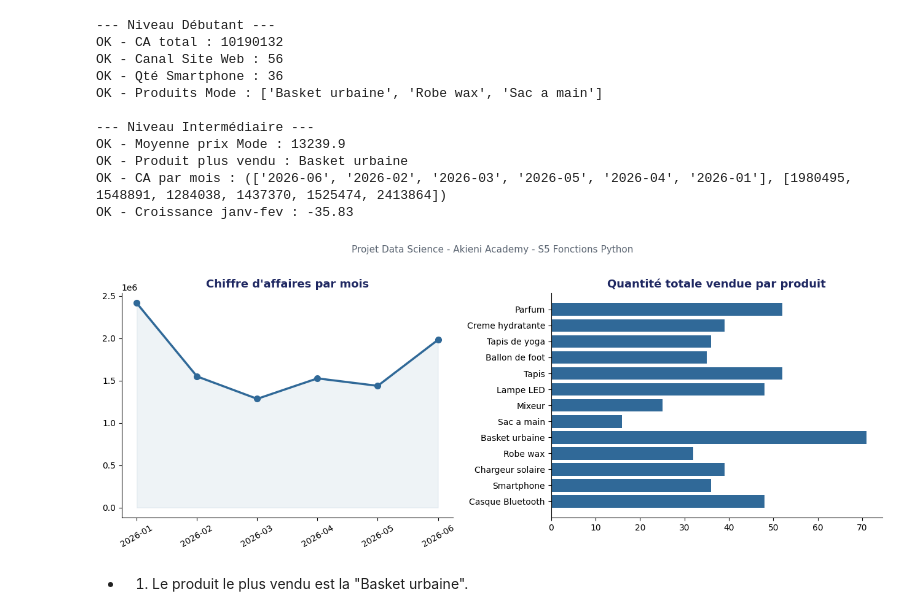
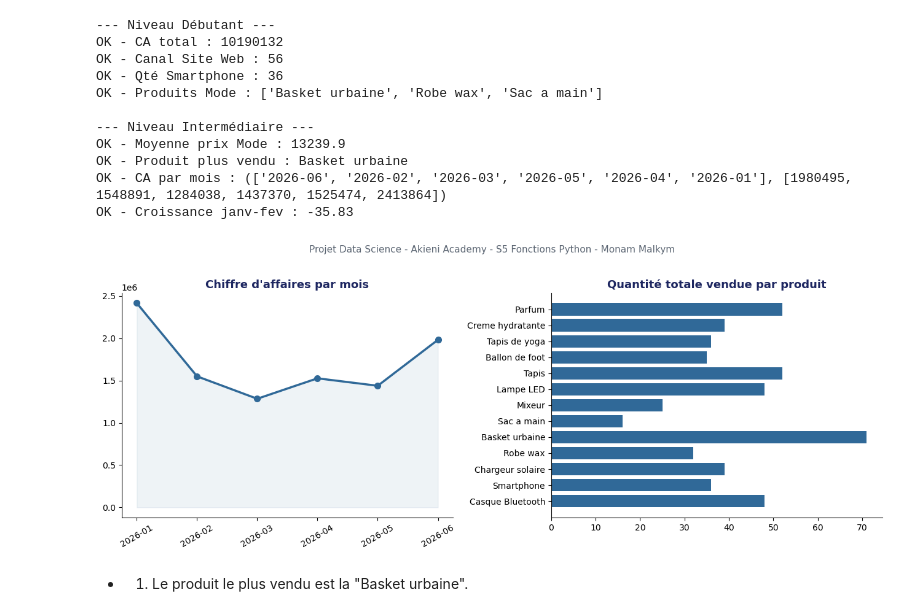
Before and after one commit to Malkym/akieni-projet-sante, a Jupyter notebook: s_5/monam_malkym_S5_analyse_ventes.ipynb, the cells around one changed output. Cells and saved outputs as stored; diff of their text form; code cells hidden in the pictures.

```diff
--- a/s_5/monam_malkym_S5_analyse_ventes.ipynb
+++ b/s_5/monam_malkym_S5_analyse_ventes.ipynb
@@ -271,35 +271,35 @@ try:
     ax.set_title("Chiffre d'affaires par mois", fontsize=13, fontweight="bold", color=NAVY)
     ax.tick_params(axis="x", rotation=30)
     for spine in ["top", "right"]:
         ax.spines[spine].set_visible(False)
 except Exception:
     ax.text(0.5, 0.5, "Terminez chiffre_affaires_par_mois()\npour débloquer ce graphique",
             ha="center", va="center", fontsize=12, color=NAVY, transform=ax.transAxes)
     ax.set_xticks([]); ax.set_yticks([])
 
 # Graphique 2 : Quantité par produit
 ax = axes[1]
 try:
     totaux_catalogue = [quantite_totale_produit(produits, quantites, nom)
                         for nom in noms_produits_catalogue]
     if sum(totaux_catalogue) == 0:
         raise ValueError("aucune quantité calculée")
     ax.barh(noms_produits_catalogue, totaux_catalogue, color=BLUE)
     ax.set_title("Quantité totale vendue par produit", fontsize=13, fontweight="bold", color=NAVY)
     for spine in ["top", "right"]:
         ax.spines[spine].set_visible(False)
 except Exception:
     ax.text(0.5, 0.5, "Terminez quantite_totale_produit()\npour débloquer ce graphique",
             ha="center", va="center", fontsize=12, color=NAVY, transform=ax.transAxes)
     ax.set_xticks([]); ax.set_yticks([])
 
-fig.suptitle("Projet Data Science - Akieni Academy - S5 Fonctions Python",
+fig.suptitle("Projet Data Science - Akieni Academy - S5 Fonctions Python - Monam Malkym",
              fontsize=11, color="#5B6572", y=1.02)
 plt.tight_layout()
 plt.savefig("mon_graphique_ventes.png", dpi=150, bbox_inches="tight")
 plt.show()
 # %% [output]
-[figure, old version]
+[figure, new version]
 # %% [markdown]
 - 1. Le produit le plus vendu est la "Basket urbaine".
 # %%
```
Also changed, not shown: 1 other file.
